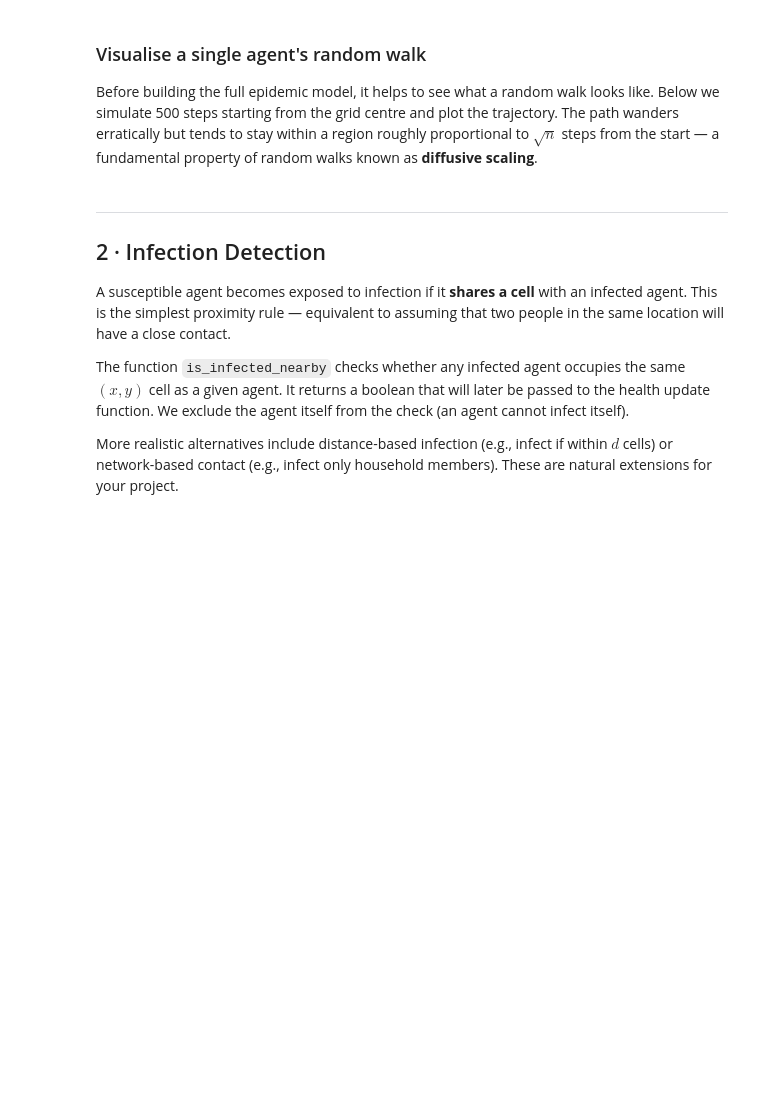
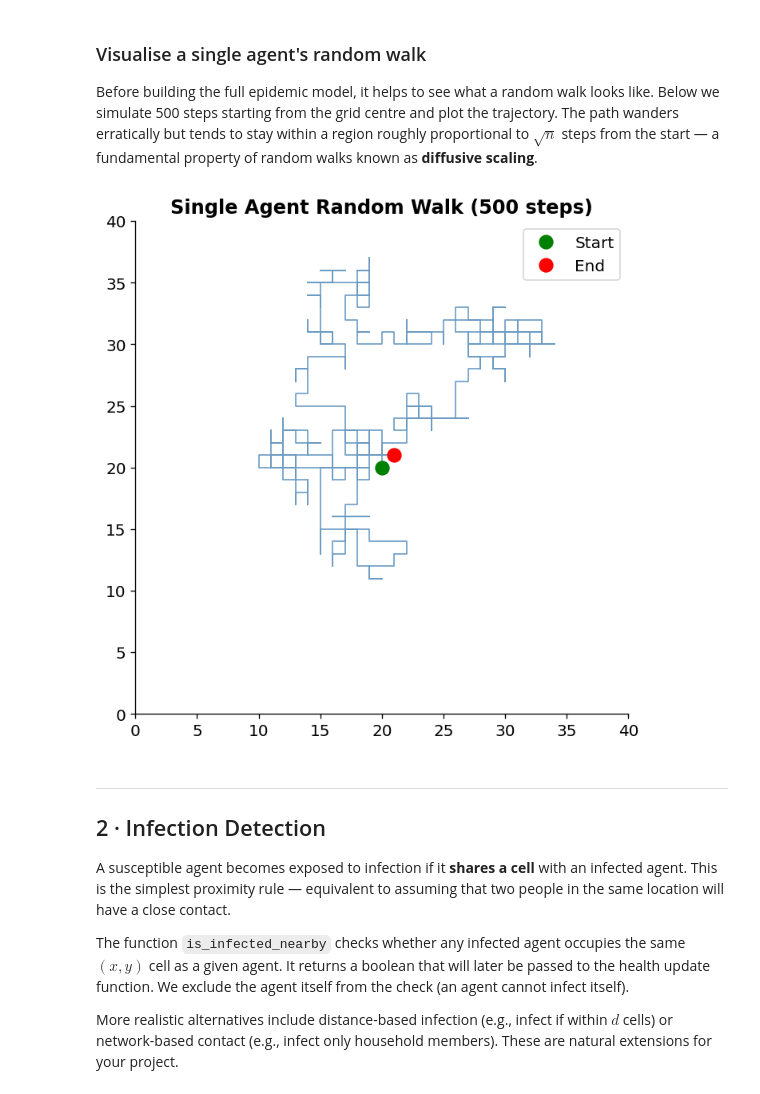
Before and after one commit to vaclav-petrak/modeling, a Jupyter notebook: projects/agent_based_modeling/agent_based_modeling.ipynb, the cells around one changed output. Drawn from its saved outputs; the diff is of its cells as text; code cells hidden in the pictures; blank space fills up the shorter version.

```diff
--- a/projects/agent_based_modeling/agent_based_modeling.ipynb
+++ b/projects/agent_based_modeling/agent_based_modeling.ipynb
@@ -63,54 +64,38 @@ This is a **random walk** — the simplest possible movement model. Despite its
 The function below takes an agent's current position and returns a new position after one random step. We test it by running 1000 steps from a corner to verify no agent ever leaves the grid.
 # %%
 def update_position(x, y, area, rng):
-    """Move an agent one step in a random cardinal direction.
-
-    Parameters
-    ----------
-    x, y  : int — current position
-    area  : int — grid size (0 to area inclusive)
-    rng   : random.Random instance
-
-    Returns
-    -------
-    (x_new, y_new) : updated position
-    """
+    """Move an agent one step in a random cardinal direction."""
     direction = rng.randint(1, 4)
     if direction == 1 and y < area: y += 1   # North
     elif direction == 2 and y > 0: y -= 1    # South
     elif direction == 3 and x > 0: x -= 1    # West
     elif direction == 4 and x < area: x += 1 # East
     return x, y
-
-# Test: agent at corner should not leave grid
-rng_test = random.Random(42)
-for _ in range(1000):
-    x, y = update_position(0, 0, 40, rng_test)
-    assert 0 <= x <= 40 and 0 <= y <= 40, 'Agent escaped the grid!'
-print('Movement test passed: agent stays within grid boundaries.')
 # %% [markdown]
 ### Visualise a single agent's random walk
 
 Before building the full epidemic model, it helps to see what a random walk looks like. Below we simulate 500 steps starting from the grid centre and plot the trajectory. The path wanders erratically but tends to stay within a region roughly proportional to $\sqrt{n}$ steps from the start — a fundamental property of random walks known as **diffusive scaling**.
 # %%
-rng = random.Random(1)
+rng = random.Random(2)
 x, y = 20, 20
 trajectory = [(x, y)]
 for _ in range(500):
     x, y = update_position(x, y, 40, rng)
     trajectory.append((x, y))
 
 traj = np.array(trajectory)
 fig, ax = plt.subplots(figsize=(6, 6))
-ax.plot(traj[:, 0], traj[:, 1], lw=0.5, alpha=0.6, color='steelblue')
+ax.plot(traj[:, 0], traj[:, 1], lw=1, alpha=0.8, color='steelblue')
 ax.plot(traj[0, 0], traj[0, 1], 'go', markersize=10, label='Start')
 ax.plot(traj[-1, 0], traj[-1, 1], 'ro', markersize=10, label='End')
 ax.set_xlim(0, 40); ax.set_ylim(0, 40)
 ax.set_aspect('equal')
 ax.set_title('Single Agent Random Walk (500 steps)', fontweight='bold')
 ax.legend()
 plt.tight_layout()
 plt.show()
+# %% [output]
+[figure, added]
 # %% [markdown]
 ---
 ## 2 · Infection Detection
```
Also changed, not shown: parts of 10 cells of this notebook, 52 other files.
